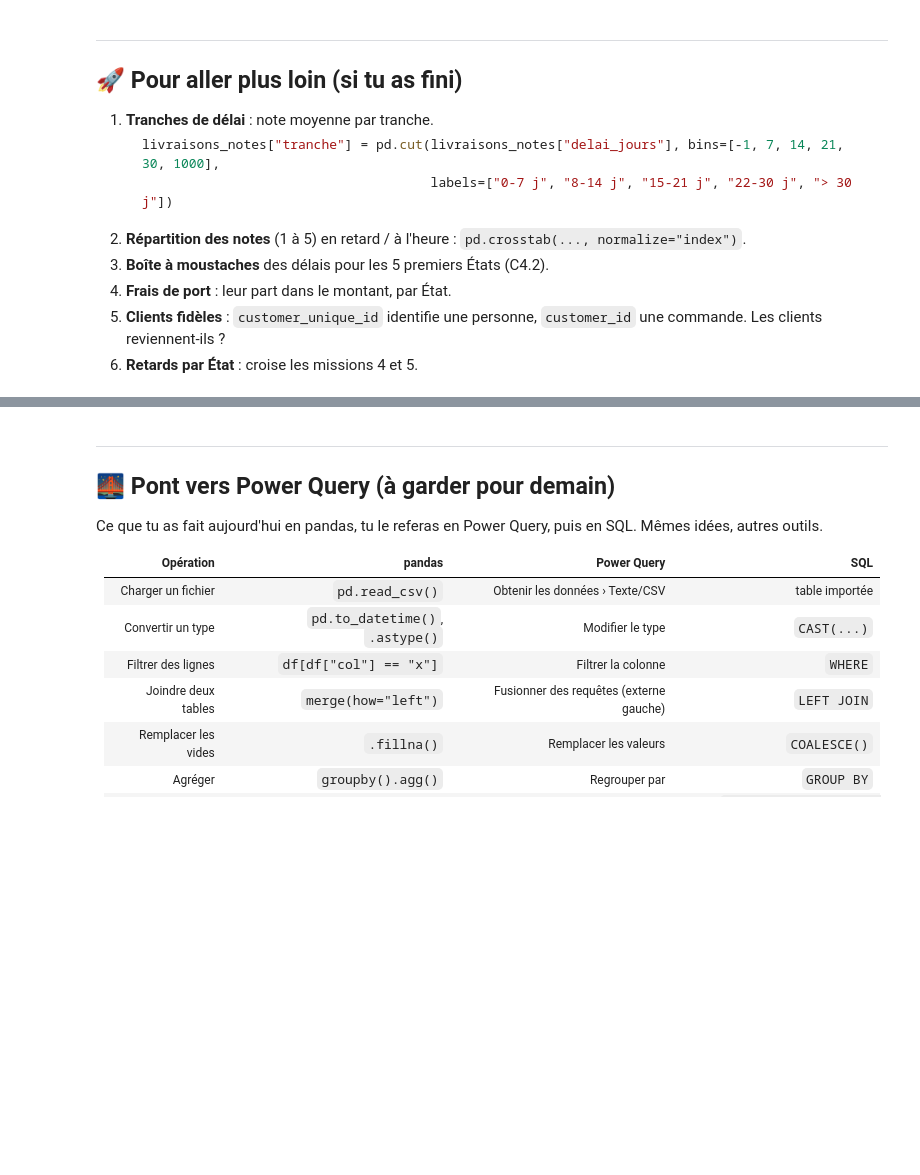
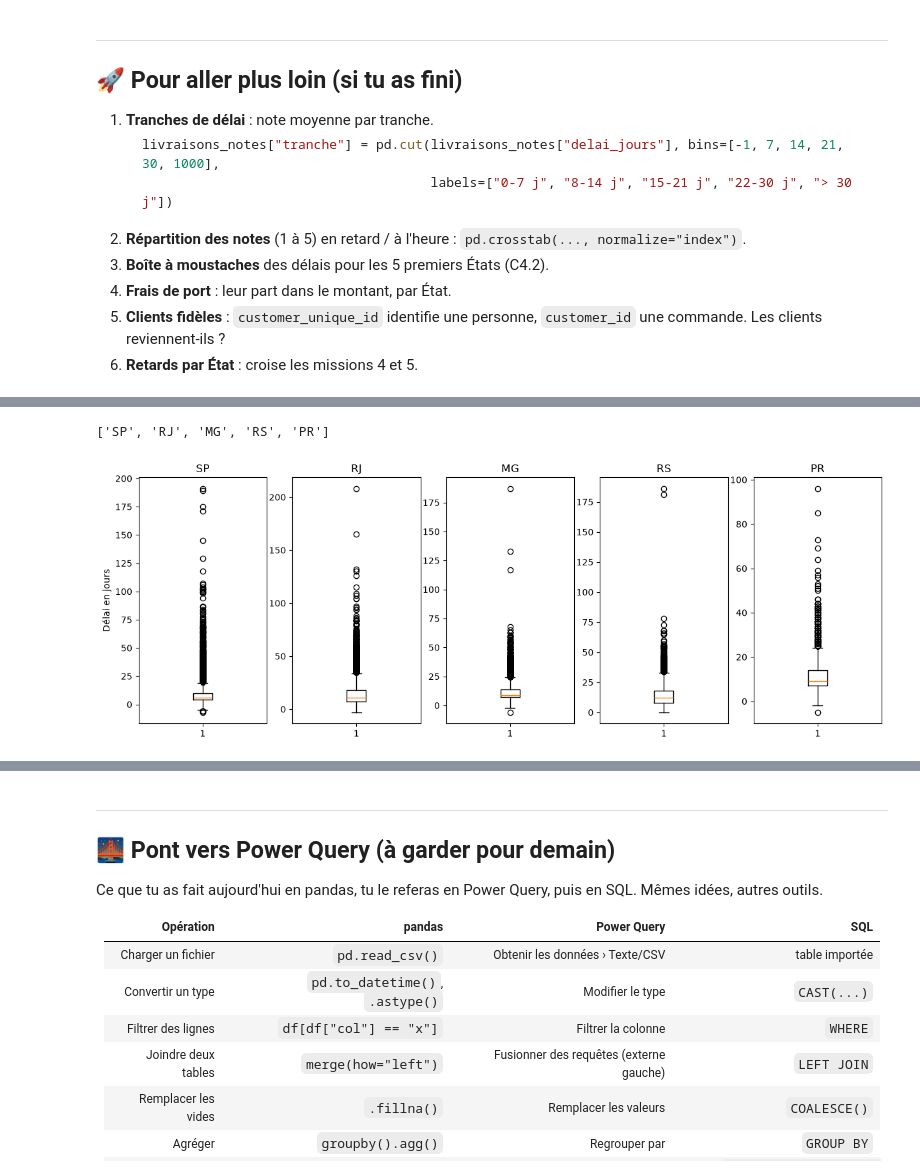
Before and after one commit to Franck-LF/Olist, a Jupyter notebook: 3_adapter_pandas_olist.ipynb, the cells around one changed output, grey strips where cells are left out. Saved outputs shown, nothing was run; the diff lists cells and outputs as text; code cells hidden in the pictures; blank space fills up the shorter version.

```diff
--- a/3_adapter_pandas_olist.ipynb
+++ b/3_adapter_pandas_olist.ipynb
@@ -827,3 +841,7 @@ Les avantages :
 4. **Frais de port** : leur part dans le montant, par État.
 5. **Clients fidèles** : `customer_unique_id` identifie une personne, `customer_id` une commande. Les clients reviennent-ils ?
 6. **Retards par État** : croise les missions 4 et 5.
+# %%
+# 1. Tranches de délai
+livraisons_notes["tranche"] = pd.cut(livraisons_notes["delai_jours"], bins=[-1, 7, 14, 21, 30, 1000],
+                                        labels=["0-7 j", "8-14 j", "15-21 j", "22-30 j", "> 30 j"])
@@ -829,0 +866,6 @@ Les avantages :
+# %%
+# Jointure pour ajouter une colonne 'customer_state'
+print(f'AVANT shape : {livraisons_notes.shape}')
+livraisons_notes = livraisons_notes.merge(clients[["customer_id", "customer_state"]],
+                      on="customer_id", how="left", validate="many_to_one")
+print(f'APRES shape : {livraisons_notes.shape}')
@@ -829,0 +894,19 @@ Les avantages :
+# %%
+# 3. Boîte à moustaches des délais pour les 5 premiers États ()
+
+# On sélectionne les 5 états principaux (en nombre de commandes)
+top5_state = list(etats.index[:5])
+print(top5_state)
+
+fig, axes = plt.subplots(ncols=5, figsize=(15, 5))
+axes[0].set_ylabel("Délai en jours")
+
+# On affiche les 5 boites à moustaches
+for i, state in enumerate(top5_state):
+    data = livraisons_notes[livraisons_notes['customer_state'] == state]['delai_jours'].dropna()
+    axes[i].boxplot(data, showfliers=True)
+    axes[i].set_title(state)
+plt.show()
+# %% [output]
+['SP', 'RJ', 'MG', 'RS', 'PR']
+[figure, added]
```
Also changed, not shown: parts of 11 cells of this notebook.
